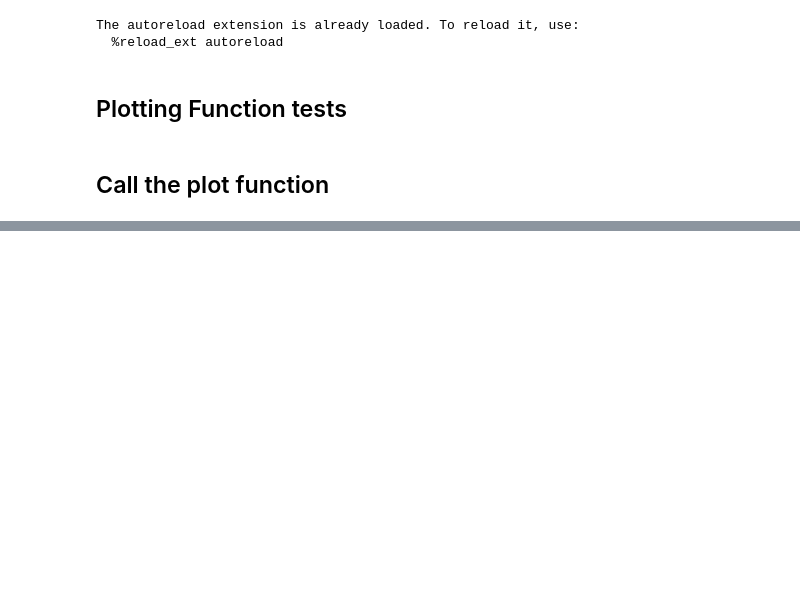
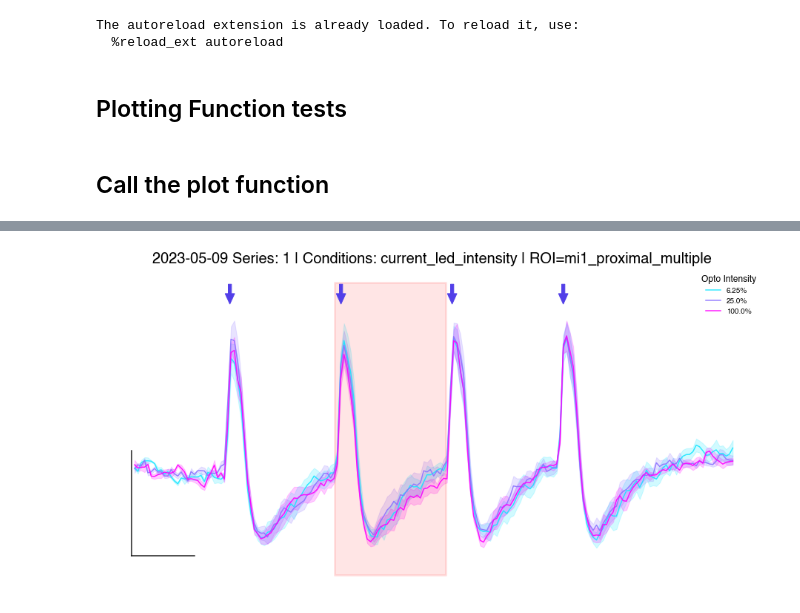
Before and after one commit to Biofall/two_photon_analysis, a Jupyter notebook: notebooks/fig_generator.ipynb, the cells around one changed output, grey strips where cells are left out. Saved outputs shown, nothing was run; the diff lists cells and outputs as text; code cells hidden in the pictures; blank space fills up the shorter version.

Commit message:
changing prams
changing imaeg layouts, etc

```diff
--- a/notebooks/fig_generator.ipynb
+++ b/notebooks/fig_generator.ipynb
@@ -238,7 +238,7 @@ opto_2 = ((1/4)*100)
 opto_3 = ((4/4)*100)
 opto_values = (str(opto_1)+'%', str(opto_2)+'%', str(opto_3)+'%')
 # %%
-def plotFlashWithOptoStepTrial(which_layer, save_fig=True):
+def plotFlashWithOptoStepTrial(which_layer, save_fig=False):
     file_path = os.path.join(which_layer[0], which_layer[1] + ".hdf5")
     ID = imaging_data.ImagingDataObject(file_path, which_layer[2], quiet=True)
     roi_data = ID.getRoiResponses(which_layer[3])
@@ -296,6 +296,8 @@ def plotFlashWithOptoStepTrial(which_layer, save_fig=True):
     # add scalebar from Max's visanalysis/visanalysis/util/plot_tools.py
     plot_tools.addScaleBars(ax, dT=2, dF=0.5, T_value=-0.1, F_value=-0.4)
 
+    fh.set_tight_layout(True)
+
 
     if save_fig == True:
         fh.savefig(
@@ -319,0 +323,5 @@ plotFlashWithOptoStepTrial(mi1_prox_all[7])
+# %%
+# Good control example
+plotFlashWithOptoStepTrial(mi1_control_prox[2], save_fig=True)
+# %% [output]
+[figure, added]
```
Also changed, not shown: parts of 15 cells of this notebook.
